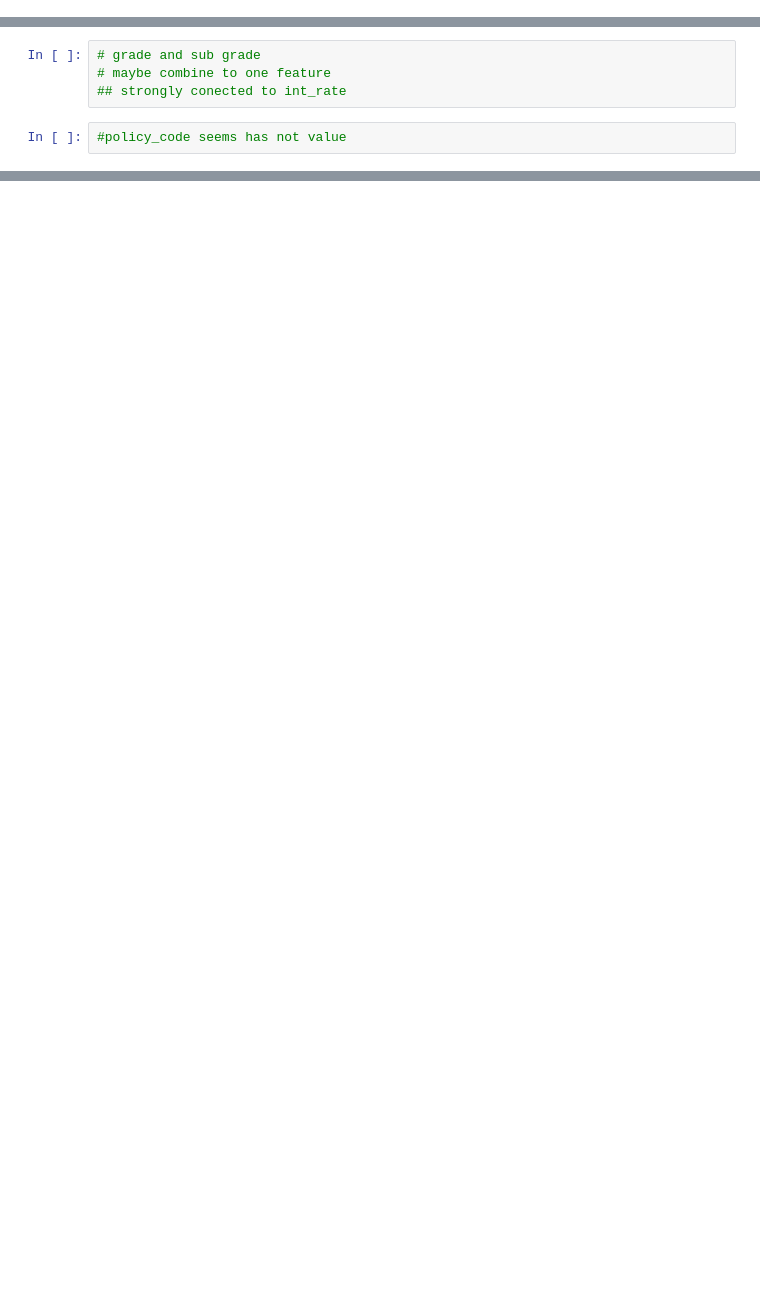
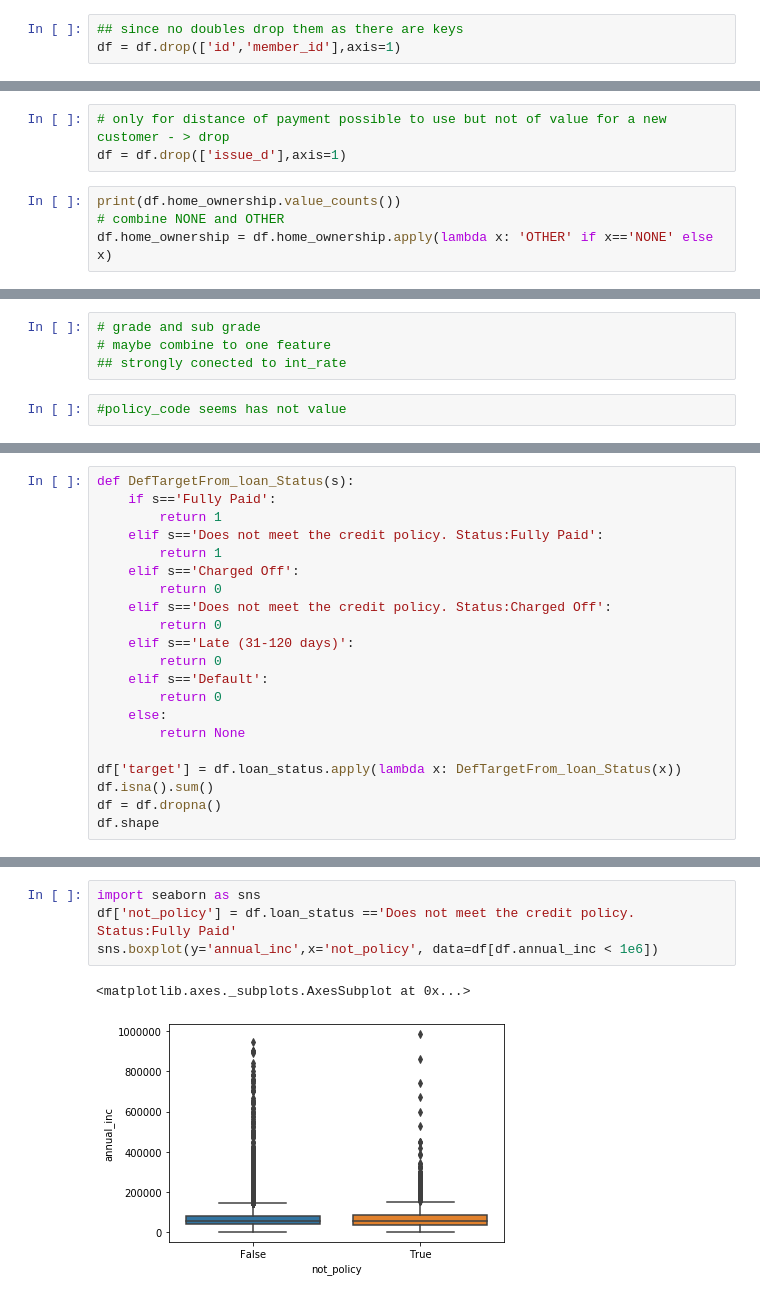
Before and after one commit to torben90/NF_Prj_LendingClub, a Jupyter notebook: sub_notebooks/Cleaning_suggestion_Arne.ipynb, the cells around one changed output, grey strips where cells are left out. Saved outputs shown, nothing was run; the diff lists cells and outputs as text; blank space fills up the shorter version.

```diff
--- a/sub_notebooks/Cleaning_suggestion_Arne.ipynb
+++ b/sub_notebooks/Cleaning_suggestion_Arne.ipynb
@@ -14,0 +138,3 @@ df.int_rate = df.int_rate.apply(lambda x: str(x).replace('%','')).astype('float6
+# %%
+## since no doubles drop them as there are keys
+df = df.drop(['id','member_id'],axis=1)
@@ -14,0 +166,7 @@ df.int_rate = df.int_rate.apply(lambda x: str(x).replace('%','')).astype('float6
+# %%
+# only for distance of payment possible to use but not of value for a new customer - > drop
+df = df.drop(['issue_d'],axis=1)
+# %%
+print(df.home_ownership.value_counts())
+# combine NONE and OTHER
+df.home_ownership = df.home_ownership.apply(lambda x: 'OTHER' if x=='NONE' else x)
@@ -23,0 +299,21 @@ df.pub_rec_bankruptcies = df.pub_rec_bankruptcies.fillna(0.0).astype('int32')
+# %%
+def DefTargetFrom_loan_Status(s):
+    if s=='Fully Paid':
+        return 1
+    elif s=='Does not meet the credit policy. Status:Fully Paid':
+        return 1
+    elif s=='Charged Off':
+        return 0
+    elif s=='Does not meet the credit policy. Status:Charged Off':
+        return 0
+    elif s=='Late (31-120 days)':
+        return 0
+    elif s=='Default':
+        return 0
+    else:
+        return None
+
+df['target'] = df.loan_status.apply(lambda x: DefTargetFrom_loan_Status(x))
+df.isna().sum()
+df = df.dropna()
+df.shape
@@ -23,0 +337,7 @@ df.pub_rec_bankruptcies = df.pub_rec_bankruptcies.fillna(0.0).astype('int32')
+# %%
+import seaborn as sns
+df['not_policy'] = df.loan_status =='Does not meet the credit policy. Status:Fully Paid'
+sns.boxplot(y='annual_inc',x='not_policy', data=df[df.annual_inc < 1e6])
+# %% [output]
+<matplotlib.axes._subplots.AxesSubplot at 0x...>
+[figure, added]
```
Also changed, not shown: parts of 48 cells of this notebook, 7 other files.
